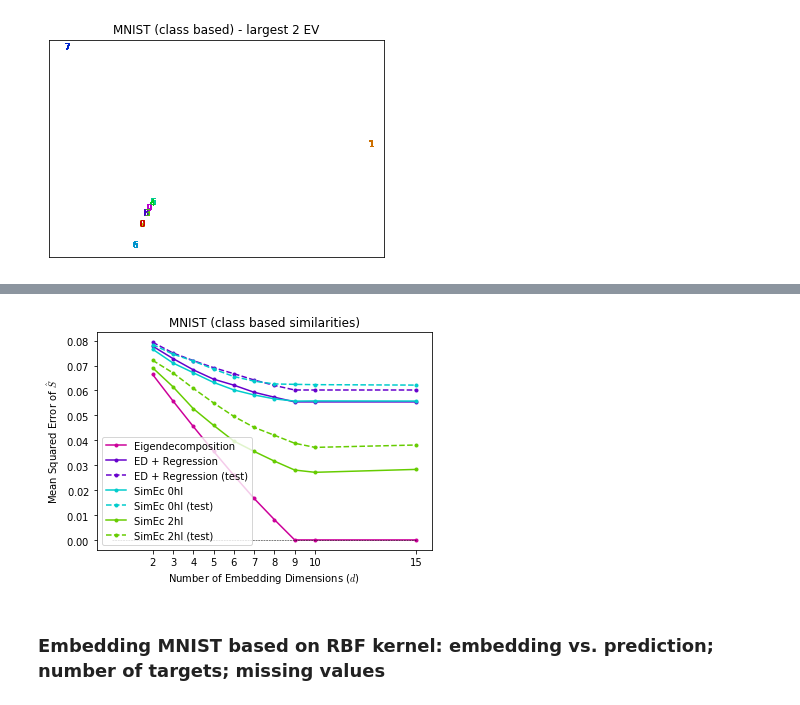
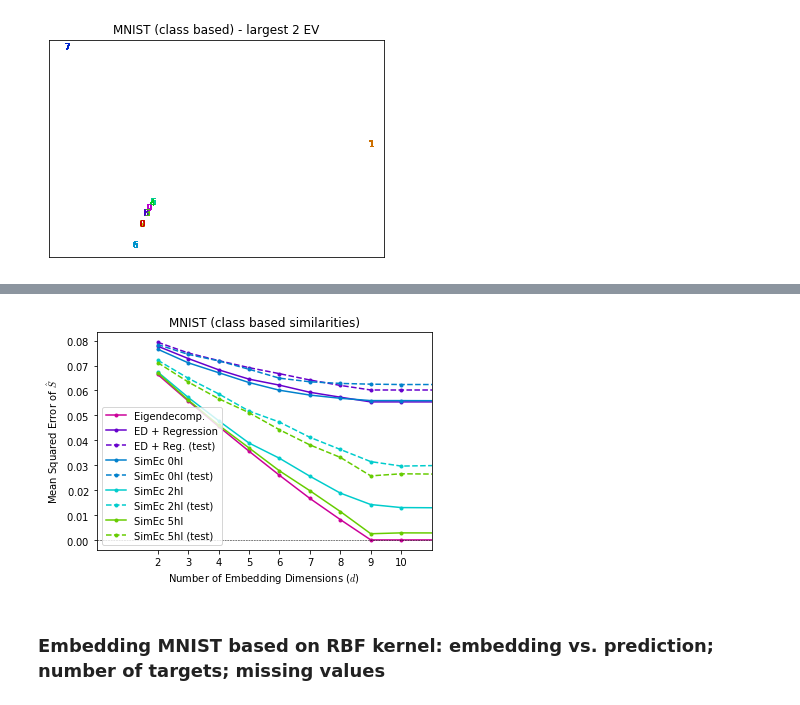
Before and after one commit to cod3licious/simec, a Jupyter notebook: experiments_paper.ipynb, the cells around one changed output, grey strips where cells are left out. Cells and saved outputs as stored; diff of their text form; code cells hidden in the pictures.

```diff
--- a/experiments_paper.ipynb
+++ b/experiments_paper.ipynb
@@ -81,6 +81,7 @@ print("Ridge Regression with alpha: %r" % alpha)
 mse_ev, mse_rr, mse_rr_test = [], [], []
 mse_simec, mse_simec_test = [], []
 mse_simec_hl, mse_simec_hl_test = [], []
+mse_simec_5hl, mse_simec_5hl_test = [], []
 e_dims = [2, 3, 4, 5, 6, 7, 8, 9, 10, 15]
 for e_dim in e_dims:
     print e_dim
@@ -98,7 +99,7 @@ for e_dim in e_dims:
     mse_rr_test.append(mse)
     # simec - linear
     simec = SimilarityEncoder(X.shape[1], e_dim, n_targets, s_ll_reg=0.5, S_ll=S[:n_targets,:n_targets],
-                              orth_reg=0.001 if e_dim > 8 else 0., l2_reg_emb=0.00001,
+                              orth_reg=0.005 if e_dim > 7 else 0., l2_reg_emb=0.00001,
                               l2_reg_out=0.0000001, opt=keras.optimizers.Adamax(lr=0.001))
     simec.fit(X, S[:,:n_targets])
     X_embeds = simec.transform(X)
@@ -108,9 +109,12 @@ for e_dim in e_dims:
     mse_t = check_similarity_match(X_embed_tests, S_test)[0]
     mse_simec_test.append(mse_t)
     # simec - 2hl
+    o = 0.01 if e_dim > 7 else 0.
+    if e_dim == 15:
+        o = 0.1
     simec = SimilarityEncoder(X.shape[1], e_dim, n_targets, hidden_layers=[(25, 'tanh'), (25, 'tanh')],
-                              s_ll_reg=0.5, S_ll=S[:n_targets,:n_targets], orth_reg=0.001 if e_dim > 7 else 0.,
-                              l2_reg=0., l2_reg_emb=0.00001, l2_reg_out=0.0000001, opt=keras.optimizers.Adamax(lr=0.001))
+                              s_ll_reg=0.5, S_ll=S[:n_targets,:n_targets], orth_reg=o,
+                              l2_reg=0., l2_reg_emb=0.00001, l2_reg_out=0.0000001, opt=keras.optimizers.Adamax(lr=0.005))
     simec.fit(X, S[:,:n_targets])
     X_embeds = simec.transform(X)
     X_embed_tests = simec.transform(X_test)
@@ -118,7 +122,18 @@ for e_dim in e_dims:
     mse_simec_hl.append(mse)
     mse_t = check_similarity_match(X_embed_tests, S_test)[0]
     mse_simec_hl_test.append(mse_t)
-    print "mse ev: %f; mse rr: %f (%f); mse simec (0hl): %f (%f); mse simec (2hl): %f (%f)" % (mse_ev[-1], mse_rr[-1], mse_rr_test[-1], mse_simec[-1], mse_simec_test[-1], mse, mse_t)
+    # simec - 5hl
+    simec = SimilarityEncoder(X.shape[1], e_dim, n_targets, hidden_layers=[(25, 'tanh'), (25, 'tanh'), (25, 'tanh'), (25, 'tanh'), (25, 'tanh')],
+                              s_ll_reg=0.5, S_ll=S[:n_targets,:n_targets], orth_reg=0.01 if e_dim > 7 else 0.,
+                              l2_reg=0., l2_reg_emb=0.00001, l2_reg_out=0.0000001, opt=keras.optimizers.Adamax(lr=0.005))
+    simec.fit(X, S[:,:n_targets])
+    X_embeds = simec.transform(X)
+    X_embed_tests = simec.transform(X_test)
+    mse = check_similarity_match(X_embeds, S)[0]
+    mse_simec_5hl.append(mse)
+    mse_t = check_similarity_match(X_embed_tests, S_test)[0]
+    mse_simec_5hl_test.append(mse_t)
+    print "mse ev: %f; mse rr: %f (%f); mse simec (0hl): %f (%f); mse simec (2hl): %f (%f); mse simec (5hl): %f (%f)" % (mse_ev[-1], mse_rr[-1], mse_rr_test[-1], mse_simec[-1], mse_simec_test[-1], mse_simec_hl[-1], mse_simec_hl_test[-1], mse, mse_t)
 keras.backend.clear_session()
 print "e_dims=", e_dims
 print "mse_ev=", mse_ev
@@ -128,22 +143,27 @@ print "mse_simec=", mse_simec
 print "mse_simec_test=", mse_simec_test
 print "mse_simec_hl=", mse_simec_hl
 print "mse_simec_hl_test=", mse_simec_hl_test
+print "mse_simec_5hl=", mse_simec_5hl
+print "mse_simec_5hl_test=", mse_simec_5hl_test
 colors = get_colors(15)
 plt.figure();
-plt.plot(e_dims, mse_ev, '-o', markersize=3, c=colors[14], label='Eigendecomposition');
+plt.plot(e_dims, mse_ev, '-o', markersize=3, c=colors[14], label='Eigendecomp.');
 plt.plot(e_dims, mse_rr, '-o', markersize=3, c=colors[12], label='ED + Regression');
-plt.plot(e_dims, mse_rr_test, '--o', markersize=3, c=colors[12], label='ED + Regression (test)');
-plt.plot(e_dims, mse_simec, '-o', markersize=3, c=colors[8], label='SimEc 0hl');
-plt.plot(e_dims, mse_simec_test, '--o', markersize=3, c=colors[8], label='SimEc 0hl (test)');
-plt.plot(e_dims, mse_simec_hl, '-o', markersize=3, c=colors[4], label='SimEc 2hl');
-plt.plot(e_dims, mse_simec_hl_test, '--o', markersize=3, c=colors[4], label='SimEc 2hl (test)');
-plt.legend(loc=0);
+plt.plot(e_dims, mse_rr_test, '--o', markersize=3, c=colors[12], label='ED + Reg. (test)');
+plt.plot(e_dims, mse_simec, '-o', markersize=3, c=colors[9], label='SimEc 0hl');
+plt.plot(e_dims, mse_simec_test, '--o', markersize=3, c=colors[9], label='SimEc 0hl (test)');
+plt.plot(e_dims, mse_simec_hl, '-o', markersize=3, c=colors[8], label='SimEc 2hl');
+plt.plot(e_dims, mse_simec_hl_test, '--o', markersize=3, c=colors[8], label='SimEc 2hl (test)');
+plt.plot(e_dims, mse_simec_5hl, '-o', markersize=3, c=colors[4], label='SimEc 5hl');
+plt.plot(e_dims, mse_simec_5hl_test, '--o', markersize=3, c=colors[4], label='SimEc 5hl (test)');
+plt.legend(loc=3);
 plt.title('MNIST (class based similarities)');
 plt.plot([0, e_dims[-1]], [0,0], 'k--', linewidth=0.5);
 plt.xticks(e_dims, e_dims);
 plt.xlabel('Number of Embedding Dimensions ($d$)')
 plt.ylabel('Mean Squared Error of $\hat{S}$')
-if savefigs: plt.savefig('fig_class_mse_edim.pdf', dpi=300)
+plt.xlim([0,11])
+if savefigs: plt.savefig('fig_class_mse_edim.pdf', dpi=300, bbox_inches="tight")
 # %% [output]
 Ridge Regression with alpha: 75.0
 2
@@ -165,4 +185,4 @@ mse_simec_hl_test= [0.072092114384518596, 0.067068727960703997, 0.06086768692082
-[figure, old version]
+[figure, new version]
 # %% [markdown]
 ### Embedding MNIST based on RBF kernel: embedding vs. prediction; number of targets; missing values
 # %%
```
Also changed, not shown: parts of 1 cell of this notebook, 1 other file.
